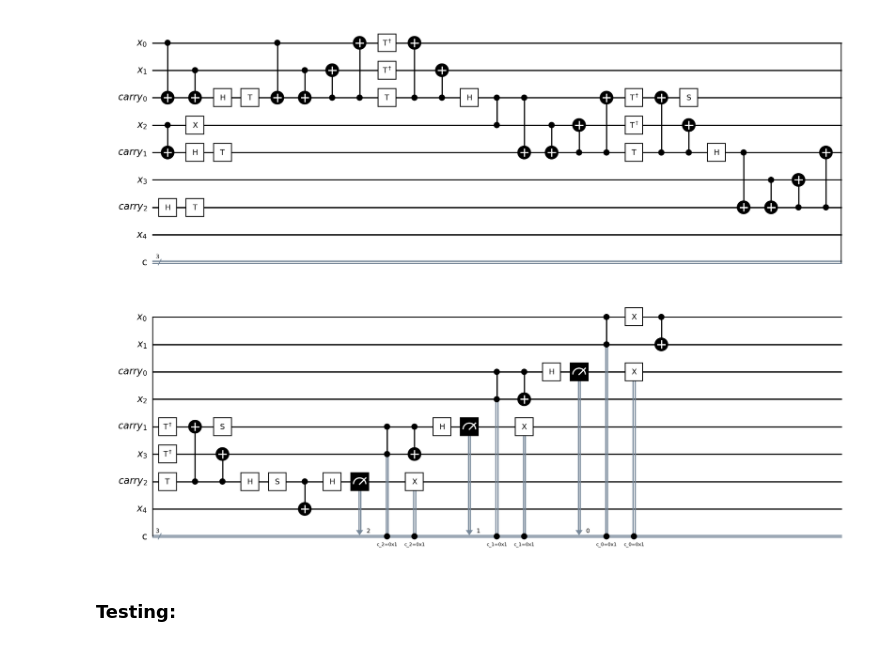
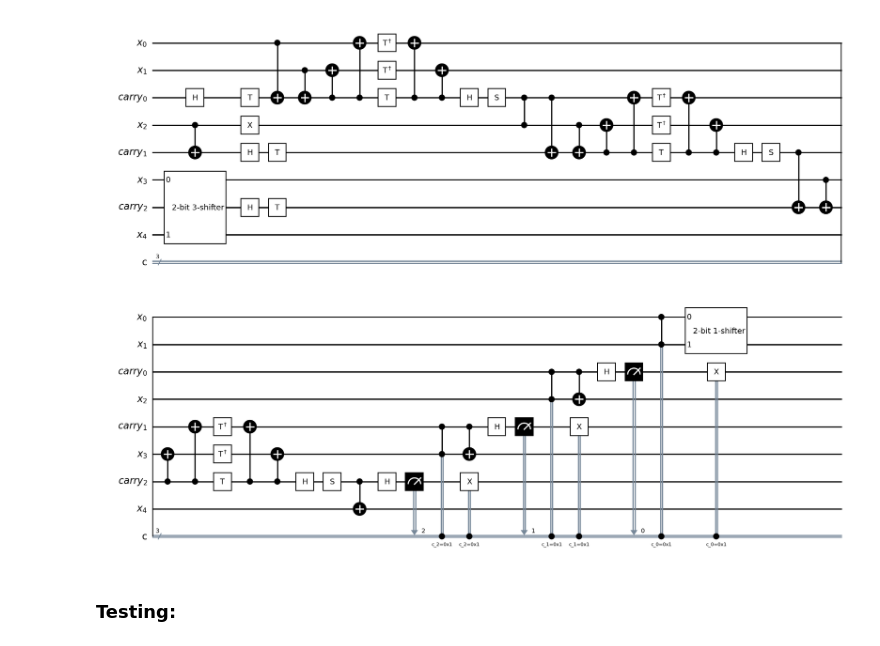
Before and after one commit to akos-nagy/quantum_shifter, a Jupyter notebook: quantum_shifter.ipynb, the cells around one changed output. Saved outputs shown, nothing was run; the diff lists cells and outputs as text; code cells hidden in the pictures.

Commit message:
phases are fixed

```diff
--- a/quantum_shifter.ipynb
+++ b/quantum_shifter.ipynb
@@ -103,42 +86,58 @@ def quantum_shifter(k, d):
         return quantum_shifter_circuit
 
     if k >> (d - 2) != 0:
-        quantum_shifter_circuit.compose(quantum_shifter(k >> (d - 2), 2), qubits=qregx[-2:], inplace=True)
+        quantum_shifter_circuit.compose(quantum_shifter(k >> (d - 2), 2).to_gate(), qubits=qregx[-2:], inplace=True)
         k %= 1 << (d - 2)
 
     k_middle_bits = (k >> np.arange(1, d - 1))%2
 
-    left_toffoli_gate, left_toffoli_gate_with_carry, right_toffoli_gate = left_toffoli(), left_toffoli(with_carry=True), right_toffoli()
+    compute_carry_gate, uncompute_carry_gate = compute_carry(), uncompute_carry()
 
     if k_middle_bits[0] == 1:
         quantum_shifter_circuit.cx(qregx[0], qcarry[0])
         quantum_shifter_circuit.cx(qregx[1], qcarry[0])
 
-    quantum_shifter_circuit.compose(left_toffoli_gate, qubits=[qregx[0], qregx[1], qcarry[0]], inplace=True)
+    quantum_shifter_circuit.compose(compute_carry_gate, qubits=[qregx[0], qregx[1], qcarry[0]], inplace=True)
 
     for idx in range(1, d - 2):
-        if k_middle_bits[idx] == 1:
-            quantum_shifter_circuit.compose(left_toffoli_gate_with_carry, qubits=[qcarry[idx - 1], qregx[idx + 1], qcarry[idx]], inplace=True)
-        else:
-            quantum_shifter_circuit.compose(left_toffoli_gate, qubits=[qcarry[idx - 1], qregx[idx + 1], qcarry[idx]], inplace=True)
+        if k_middle_bits[idx] == 1: # propagation
+            quantum_shifter_circuit.cx(qregx[idx + 1], qcarry[idx])
+            quantum_shifter_circuit.x(qregx[idx + 1])
+            quantum_shifter_circuit.cz(qcarry[idx - 1], qregx[idx + 1])
+        quantum_shifter_circuit.compose(compute_carry_gate, qubits=[qcarry[idx - 1], qregx[idx + 1], qcarry[idx]], inplace=True)
 
-    quantum_shifter_circuit.s(qcarry) # phase fix for the Toffolis
     quantum_shifter_circuit.cx(qcarry[- 1], qregx[- 1])
 
     for idx in range(d - 3, 0, - 1):
-        quantum_shifter_circuit.compose(right_toffoli_gate, qubits=[qcarry[idx - 1], qregx[idx + 1], qcarry[idx]], clbits=clreg[idx], inplace=True)
+        quantum_shifter_circuit.compose(uncompute_carry_gate, qubits=[qcarry[idx - 1], qregx[idx + 1], qcarry[idx]], clbits=clreg[idx], inplace=True)
         quantum_shifter_circuit.cx(qcarry[idx - 1], qregx[idx + 1])
 
-    quantum_shifter_circuit.compose(right_toffoli_gate, qubits=[qregx[0], qregx[1], qcarry[0]], clbits=clreg[0], inplace=True)
+    quantum_shifter_circuit.compose(uncompute_carry_gate, qubits=[qregx[0], qregx[1], qcarry[0]], clbits=clreg[0], inplace=True)
 
-    quantum_shifter_circuit.compose(quantum_shifter(k, 2), qubits=qregx[:2], inplace=True)
+    quantum_shifter_circuit.compose(quantum_shifter(k, 2).to_gate(), qubits=qregx[:2], inplace=True)
 
     return quantum_shifter_circuit
+# %%
+def wire_order_maker(d):
+    if (not isinstance(d, int)) or d < 1:
+        raise TypeError(f"silly you: bad input")
+        return 0
+    if d < 3:
+        wire_order = np.arange(d)
+    else:
+        wire_order = np.arange(2 * d - 2)
+        wire_order[2::2], wire_order[3::2] = np.arange(d, 2 * d - 2), np.arange(2, d)
+    return list(wire_order)
 # %%
-k, d = 7, 5
+k, d = 29, 5
+if d < 3:
+    wire_order = np.arange(d)
+else:
+    wire_order = np.arange(2 * d - 2)
+    wire_order[2::2], wire_order[3::2] = np.arange(d, 2 * d - 2), np.arange(2, d)
 quantum_shifter(k, d).draw(output="mpl", style="bw", wire_order=wire_order_maker(d))
 # %% [output]
-[figure, old version]
+[figure, new version]
 # %% [markdown]
 ### Testing:
 # %%
```
Also changed, not shown: parts of 7 cells of this notebook.
